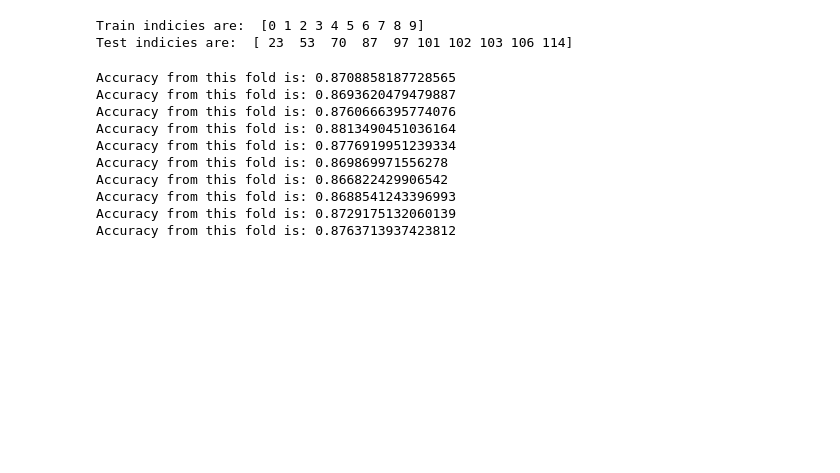
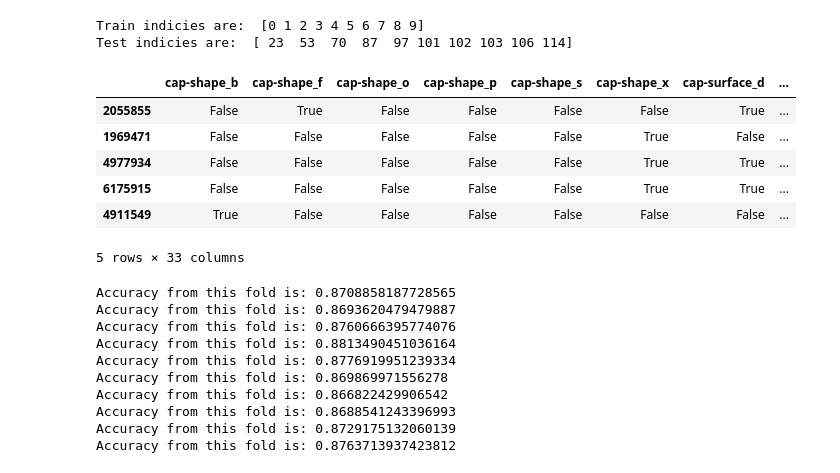
Before and after one commit to lboy107/WGU_Capstone, a Jupyter notebook: DataAnalysis.ipynb, the cells around one changed output. Saved outputs shown, nothing was run; the diff lists cells and outputs as text; code cells hidden in the pictures; blank space fills up the shorter version.

```diff
--- a/DataAnalysis.ipynb
+++ b/DataAnalysis.ipynb
@@ -175,6 +199,16 @@ print("Test indicies are: ", my_split_data[1][0:10])
 # %% [output]
 Train indicies are:  [0 1 2 3 4 5 6 7 8 9]
 Test indicies are:  [ 23  53  70  87  97 101 102 103 106 114]
+# %%
+X.head()
+# %% [output]
+|  | cap-shape_b | cap-shape_f | cap-shape_o | cap-shape_p | cap-shape_s | cap-shape_x | cap-surface_d | ... |
+| 2055855 | False | True | False | False | False | False | True | ... |
+| 1969471 | False | False | False | False | False | True | False | ... |
+| 4977934 | False | False | False | False | False | True | True | ... |
+| 6175915 | False | False | False | False | False | True | True | ... |
+| 4911549 | True | False | False | False | False | False | False | ... |
+5 rows × 33 columns
 # %%
 # Empty lists are going to store accuracy values. The model dictionary will store the models for each K-fold.
 
```
Also changed, not shown: parts of 4 cells of this notebook.
